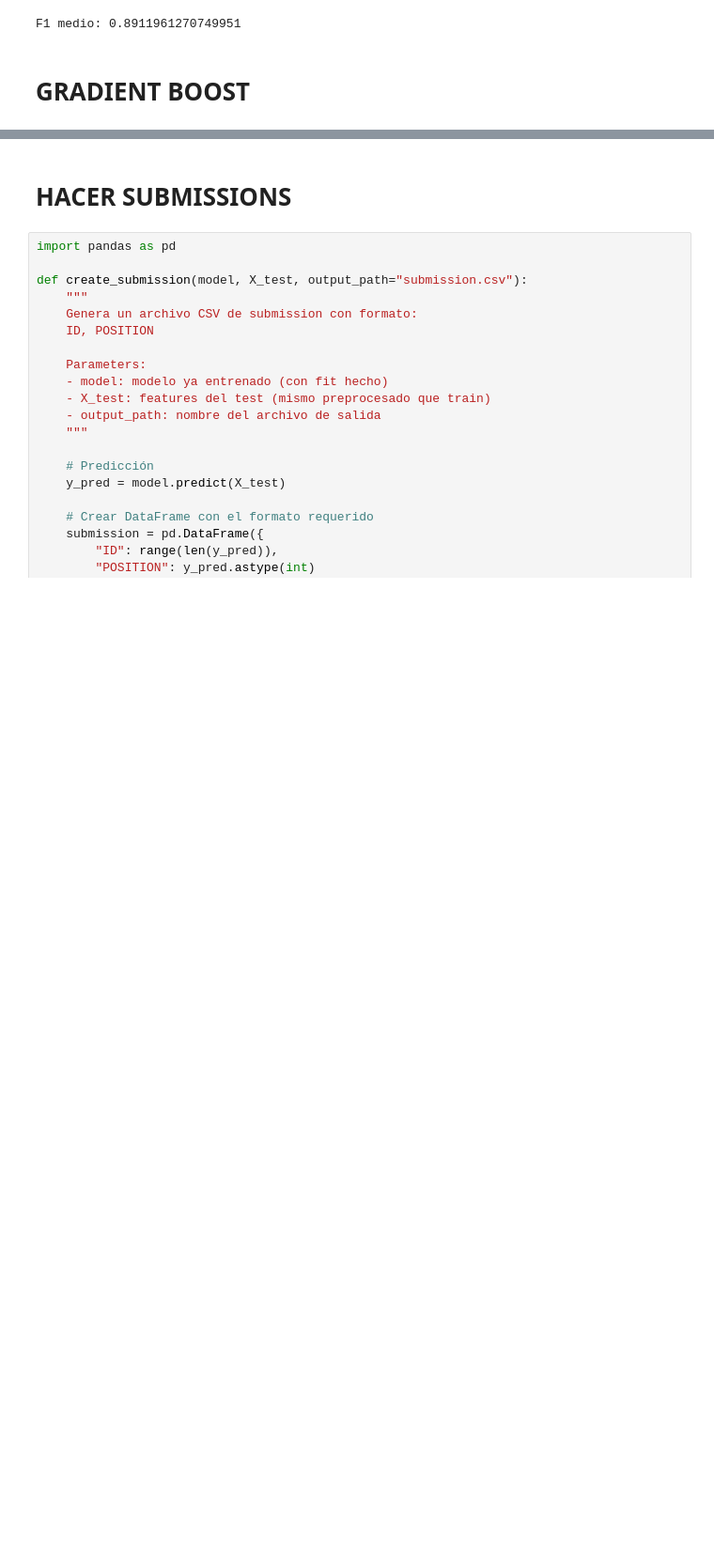
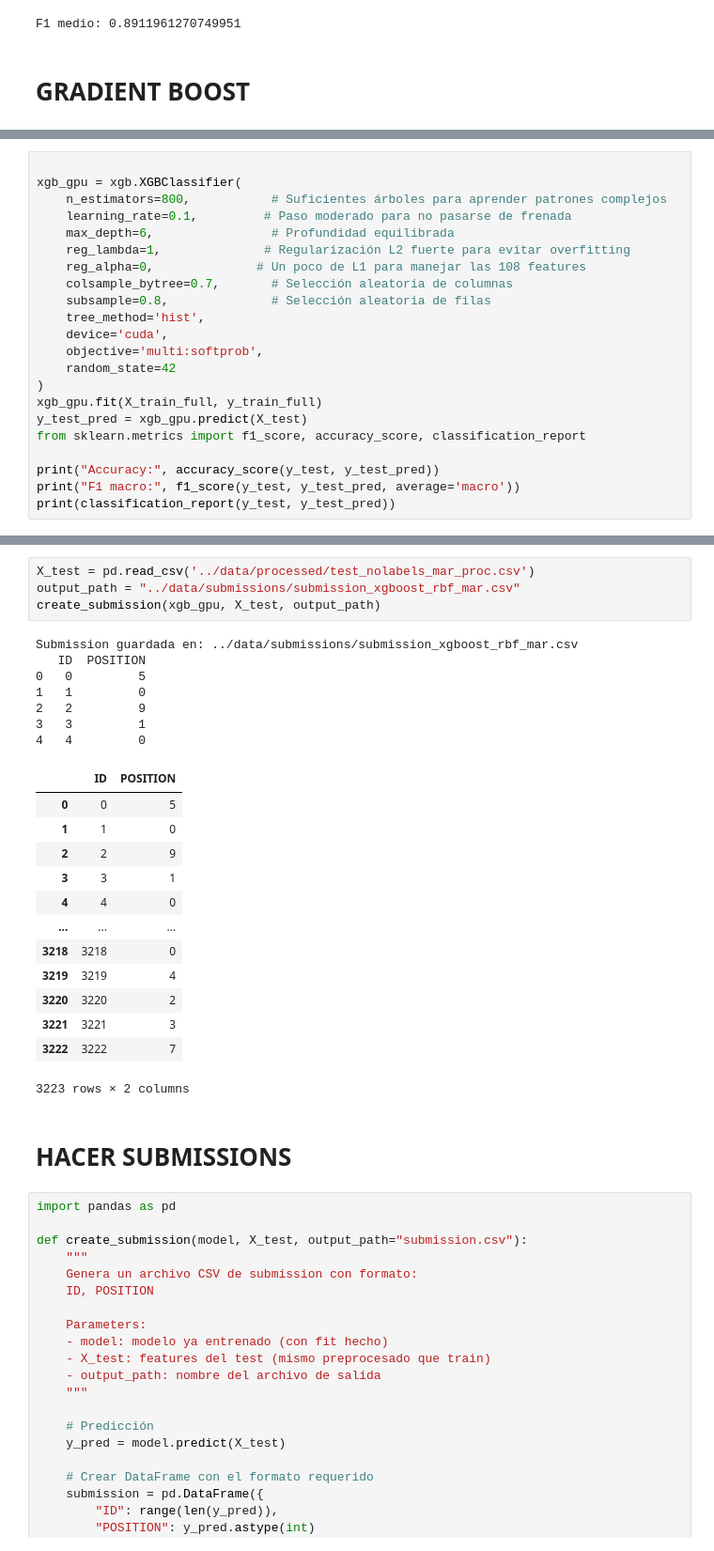
Before and after one commit to laurarebollocrespo/ML-WiFi-Sensing-Classification, a Jupyter notebook: notebooks/02_MODELS_MAR.ipynb, the cells around one changed output, grey strips where cells are left out. Shown at 94% size. Saved outputs shown, nothing was run; the diff lists cells and outputs as text; blank space fills up the shorter version.

Commit message:
xgboost

```diff
--- a/notebooks/02_MODELS_MAR.ipynb
+++ b/notebooks/02_MODELS_MAR.ipynb
@@ -789,0 +1015,22 @@ from sklearn.ensemble import GradientBoostingClassifier
+# %%
+
+xgb_gpu = xgb.XGBClassifier(
+    n_estimators=800,           # Suficientes árboles para aprender patrones complejos
+    learning_rate=0.1,         # Paso moderado para no pasarse de frenada
+    max_depth=6,                # Profundidad equilibrada
+    reg_lambda=1,              # Regularización L2 fuerte para evitar overfitting
+    reg_alpha=0,              # Un poco de L1 para manejar las 108 features
+    colsample_bytree=0.7,       # Selección aleatoria de columnas
+    subsample=0.8,              # Selección aleatoria de filas
+    tree_method='hist',
+    device='cuda',
+    objective='multi:softprob',
+    random_state=42
+)
+xgb_gpu.fit(X_train_full, y_train_full)
+y_test_pred = xgb_gpu.predict(X_test)
+from sklearn.metrics import f1_score, accuracy_score, classification_report
+
+print("Accuracy:", accuracy_score(y_test, y_test_pred))
+print("F1 macro:", f1_score(y_test, y_test_pred, average='macro'))
+print(classification_report(y_test, y_test_pred))
@@ -790,3 +1056,28 @@ from sklearn.ensemble import GradientBoostingClassifier
+# %%
+X_test = pd.read_csv('../data/processed/test_nolabels_mar_proc.csv')
+output_path = "../data/submissions/submission_xgboost_rbf_mar.csv"
+create_submission(xgb_gpu, X_test, output_path)
+# %% [output]
+Submission guardada en: ../data/submissions/submission_xgboost_rbf_mar.csv
+   ID  POSITION
+0   0         5
+1   1         0
+2   2         9
+3   3         1
+4   4         0
+|  | ID | POSITION |
+| 0 | 0 | 5 |
+| 1 | 1 | 0 |
+| 2 | 2 | 9 |
+| 3 | 3 | 1 |
+| 4 | 4 | 0 |
+| ... | ... | ... |
+| 3218 | 3218 | 0 |
+| 3219 | 3219 | 4 |
+| 3220 | 3220 | 2 |
+| 3221 | 3221 | 3 |
+| 3222 | 3222 | 7 |
+3223 rows × 2 columns
 # %% [markdown]
 # HACER SUBMISSIONS
 # %%
```
Also changed, not shown: parts of 6 cells of this notebook, 9 other files.
